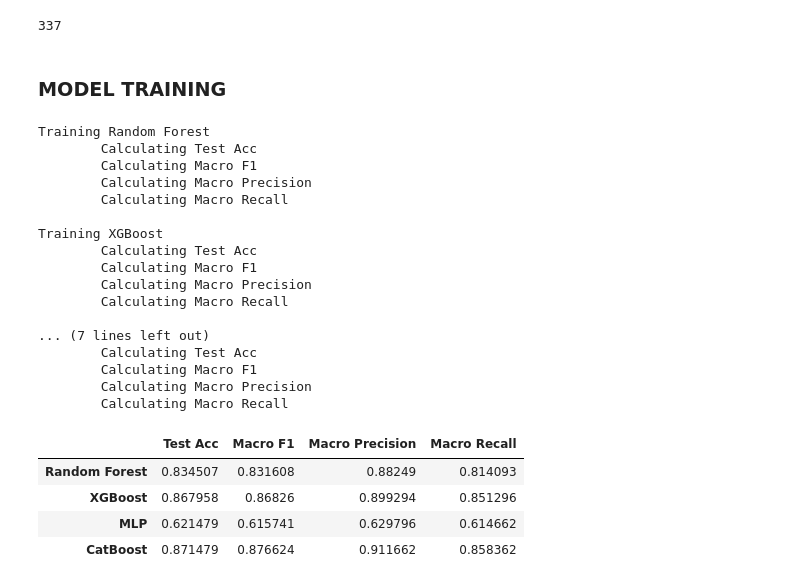
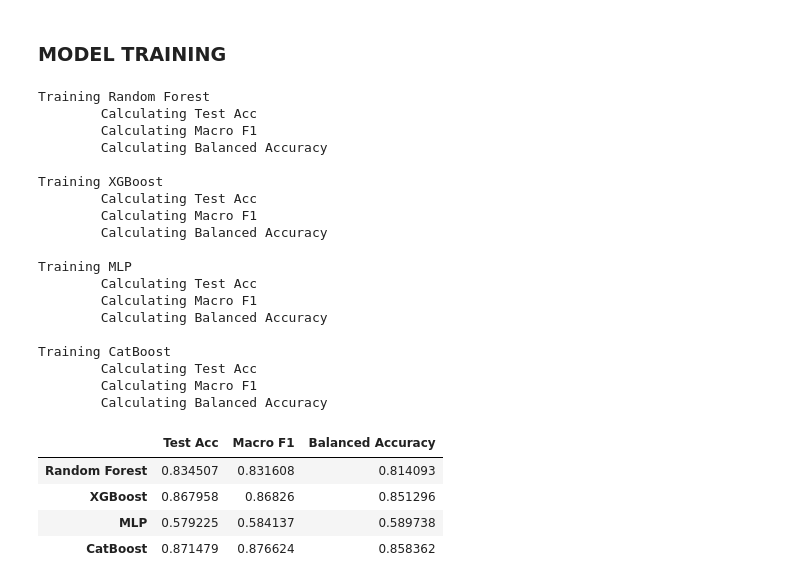
Before and after one commit to DavideLigari01/advanced-biomedical-project, a Jupyter notebook: notebooks/models/models_on_full_features.ipynb, the cells around one changed output. Saved outputs shown, nothing was run; the diff lists cells and outputs as text; code cells hidden in the pictures.

```diff
--- a/notebooks/models/models_on_full_features.ipynb
+++ b/notebooks/models/models_on_full_features.ipynb
@@ -83,24 +90,39 @@ num_feats = {
     "40 Spectral Rolloff": "41sr",
 }
 
-COMPLETE_DATA_PRIOR_CORR_NAME = f'full_data_{BALANCING_TYPE}_bal_{INTERVAL}s_4000hz_' + '_'.join(numvalue for _, numvalue in num_feats.items()) + '.npy'
+COMPLETE_DATA_PRIOR_CORR_NAME = (
+    f"full_data_{BALANCING_TYPE}_bal_{INTERVAL}s_4000hz_"
+    + "_".join(numvalue for _, numvalue in num_feats.items())
+    + ".npy"
+)
 # load the data
 full_data = np.load(FEATURES + COMPLETE_DATA_PRIOR_CORR_NAME, allow_pickle=True).item()
-n_cols = full_data['train']['X'].shape[1]
+n_cols = full_data["train"]["X"].shape[1]
-# %% [output]
-337
 # %% [markdown]
 ### MODEL TRAINING
 # %%
 # ----------------------------------------- Create DataFrame to store results-----------------------------------------
-MODELS = {'Random Forest': RandomForestClassifier(random_state=SEED),
-        'XGBoost': XGBClassifier(random_state=SEED),
-        'MLP': MLPClassifier(hidden_layer_sizes=(128, 64, 32,), activation='relu', solver='adam', random_state=SEED),
-        'CatBoost': CatBoostClassifier(random_state=SEED, verbose=0),}
+MODELS = {
+    "Random Forest": RandomForestClassifier(random_state=SEED),
+    "XGBoost": XGBClassifier(random_state=SEED),
+    "MLP": MLPClassifier(
+        hidden_layer_sizes=(
+            128,
+            64,
+            32,
+        ),
+        activation="relu",
+        solver="adam",
+        random_state=SEED,
+    ),
+    "CatBoost": CatBoostClassifier(random_state=SEED, verbose=0),
+}
 
-METRICS = ['Test Acc', 'Macro F1', 'Macro Precision', 'Macro Recall', 'ROC AUC']
-METRICS = {'Test Acc': accuracy_score, 'Macro F1': f1_score, 'Macro Precision': precision_score, 'Macro Recall': recall_score}
-
+METRICS = {
+    "Test Acc": accuracy_score,
+    "Macro F1": f1_score,
+    "Balanced Accuracy": balanced_accuracy_score,
+}
 result_df = pd.DataFrame(columns=list(METRICS.keys()), index=list(MODELS.keys()))
 cm_dict = {}
 
@@ -114,49 +136,51 @@ for model_name, clf in MODELS.items():
     X_test = full_data["test"]["X"]
     y_test = full_data["test"]["y"]
 
     # fit the model
     clf.fit(X_train, y_train)
 
     for metric, funct in METRICS.items():
         print(f"\tCalculating {metric}")
         y_pred = clf.predict(X_test)
 
-        try:
-                result_df.loc[model_name, metric] = funct(y_test, y_pred, average='macro')
-        except:
-                result_df.loc[model_name, metric] = funct(y_test, y_pred)
+        if "Macro" in metric:
+            result_df.loc[model_name, metric] = funct(y_test, y_pred, average="macro")
+        else:
+            result_df.loc[model_name, metric] = funct(y_test, y_pred)
 
         # cf
         cf = confusion_matrix(y_test, y_pred)
         cm_dict[model_name] = cf
 
 # ----------------------------------------- Save the results-----------------------------------------
 result_df.to_csv(MODELS_RESULTS + RESULT_NAME)
 np.save(MODELS_RESULTS + CM_NAME, cm_dict)
 result_df
 # %% [output]
 Training Random Forest
         Calculating Test Acc
         Calculating Macro F1
-        Calculating Macro Precision
-        Calculating Macro Recall
+        Calculating Balanced Accuracy
 
 Training XGBoost
         Calculating Test Acc
         Calculating Macro F1
-        Calculating Macro Precision
-        Calculating Macro Recall
+        Calculating Balanced Accuracy
 
-... (7 lines left out)
+Training MLP
         Calculating Test Acc
         Calculating Macro F1
-        Calculating Macro Precision
-        Calculating Macro Recall
+        Calculating Balanced Accuracy
+
+Training CatBoost
+        Calculating Test Acc
+        Calculating Macro F1
+        Calculating Balanced Accuracy
-|  | Test Acc | Macro F1 | Macro Precision | Macro Recall |
-| Random Forest | 0.834507 | 0.831608 | 0.88249 | 0.814093 |
-| XGBoost | 0.867958 | 0.86826 | 0.899294 | 0.851296 |
-| MLP | 0.621479 | 0.615741 | 0.629796 | 0.614662 |
-| CatBoost | 0.871479 | 0.876624 | 0.911662 | 0.858362 |
+|  | Test Acc | Macro F1 | Balanced Accuracy |
+| Random Forest | 0.834507 | 0.831608 | 0.814093 |
+| XGBoost | 0.867958 | 0.86826 | 0.851296 |
+| MLP | 0.579225 | 0.584137 | 0.589738 |
+| CatBoost | 0.871479 | 0.876624 | 0.858362 |
 # %%
 result_df = pd.read_csv(MODELS_RESULTS + RESULT_NAME, index_col=0).transpose()
 
```
Also changed, not shown: parts of 5 cells of this notebook, 12 other files.
